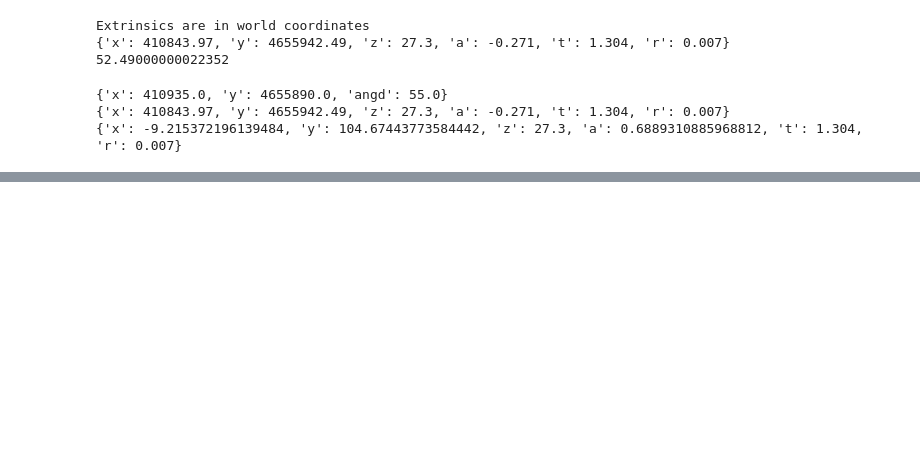
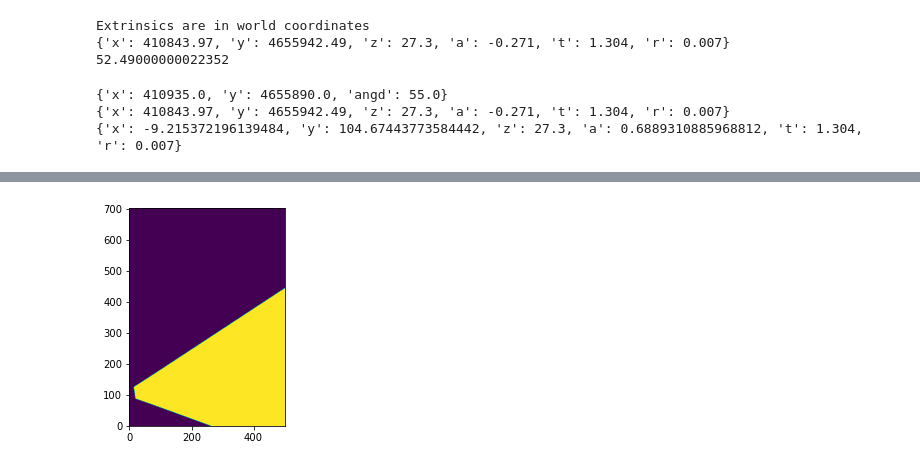
Before and after one commit to csherwood-usgs/CoastCam, a Jupyter notebook: test_chs_caco_rectification.ipynb, the cells around one changed output, grey strips where cells are left out. Drawn from its saved outputs; the diff is of its cells as text; code cells hidden in the pictures; blank space fills up the shorter version.

```diff
--- a/test_chs_caco_rectification.ipynb
+++ b/test_chs_caco_rectification.ipynb
@@ -134,3 +129,9 @@ plt.gca().invert_yaxis()
+# %%
+np.shape(flag)
+plt.imshow(flag)
+plt.gca().invert_yaxis()
+# %% [output]
+[figure, added]
 # %%
 plt.imshow(W[:,:])
 plt.gca().invert_yaxis()
```
Also changed, not shown: parts of 10 cells of this notebook, 2 other files.
